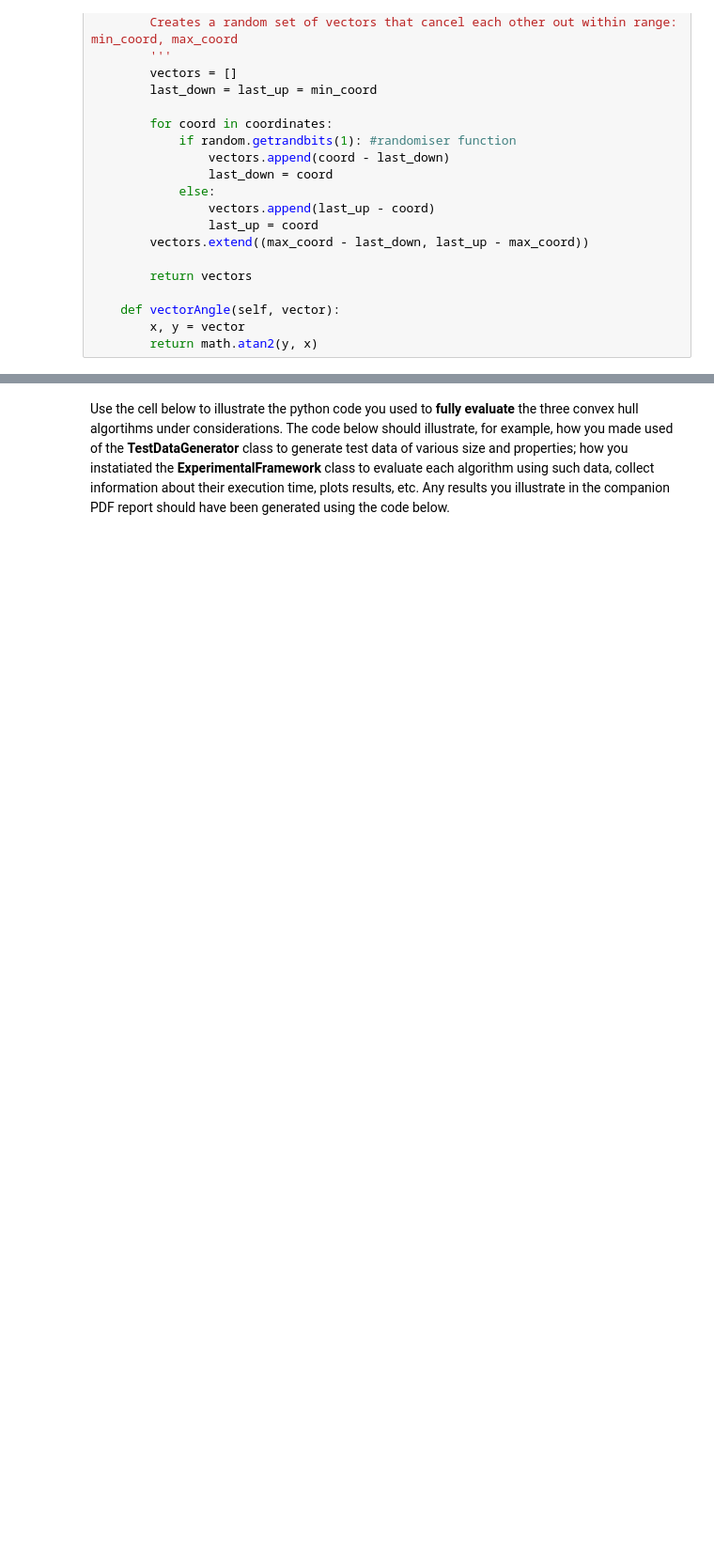
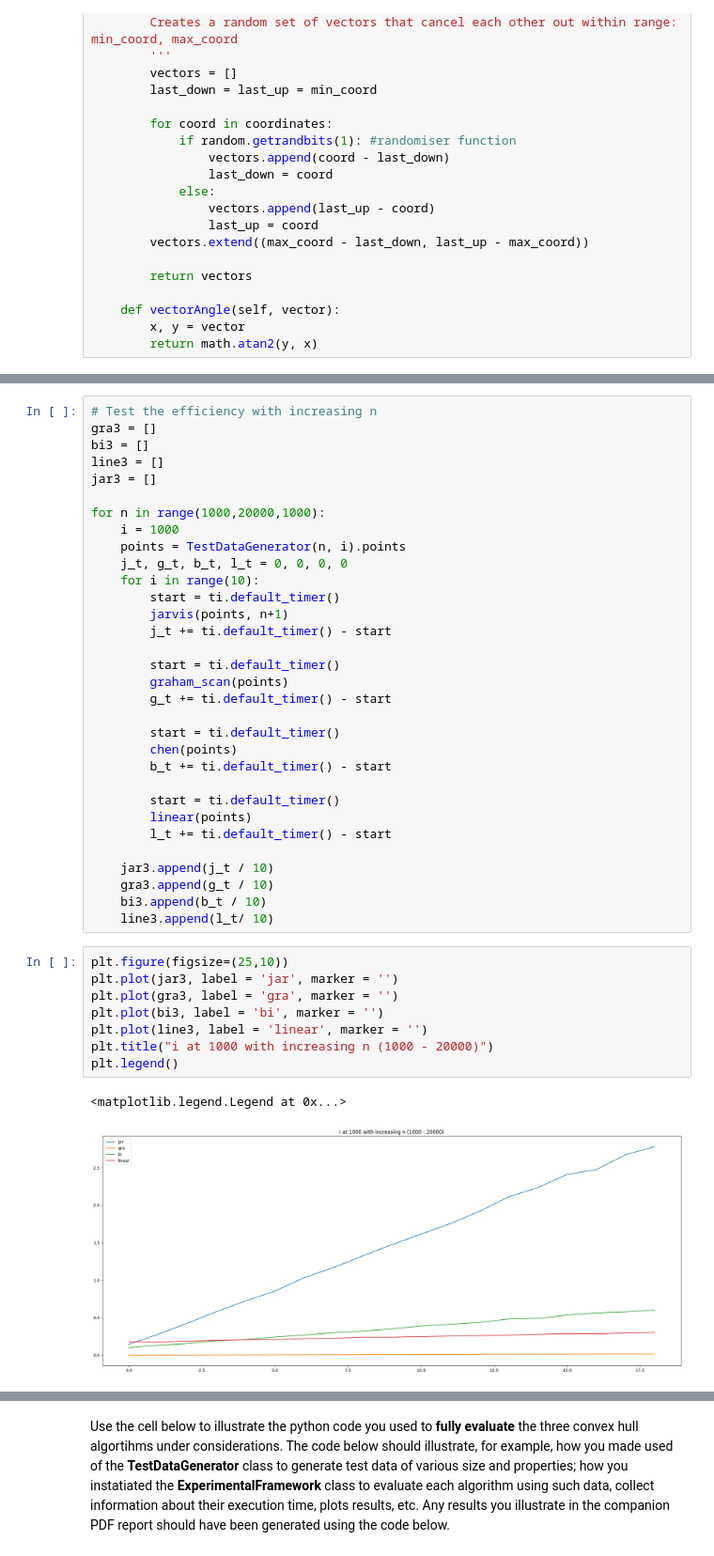
Before and after one commit to AidCheng/Gesture-Recognition, a Jupyter notebook: grp-003-0005code.ipynb, the cells around one changed output, grey strips where cells are left out. Shown at 94% size. Drawn from its saved outputs; the diff is of its cells as text; blank space fills up the shorter version.

```diff
--- a/grp-003-0005code.ipynb
+++ b/grp-003-0005code.ipynb
@@ -543,0 +588,43 @@ plt.legend()
+# %%
+# Test the efficiency with increasing n
+gra3 = []
+bi3 = []
+line3 = []
+jar3 = []
+
+for n in range(1000,20000,1000):
+    i = 1000
+    points = TestDataGenerator(n, i).points
+    j_t, g_t, b_t, l_t = 0, 0, 0, 0
+    for i in range(10):
+        start = ti.default_timer()
+        jarvis(points, n+1)
+        j_t += ti.default_timer() - start
+
+        start = ti.default_timer()
+        graham_scan(points)
+        g_t += ti.default_timer() - start
+
+        start = ti.default_timer()
+        chen(points)
+        b_t += ti.default_timer() - start
+
+        start = ti.default_timer()
+        linear(points)
+        l_t += ti.default_timer() - start
+
+    jar3.append(j_t / 10)
+    gra3.append(g_t / 10)
+    bi3.append(b_t / 10)
+    line3.append(l_t/ 10)
+# %%
+plt.figure(figsize=(25,10))
+plt.plot(jar3, label = 'jar', marker = '')
+plt.plot(gra3, label = 'gra', marker = '')
+plt.plot(bi3, label = 'bi', marker = '')
+plt.plot(line3, label = 'linear', marker = '')
+plt.title("i at 1000 with increasing n (1000 - 20000)")
+plt.legend()
+# %% [output]
+<matplotlib.legend.Legend at 0x...>
+[figure, added]
```
Also changed, not shown: parts of 17 cells of this notebook.
